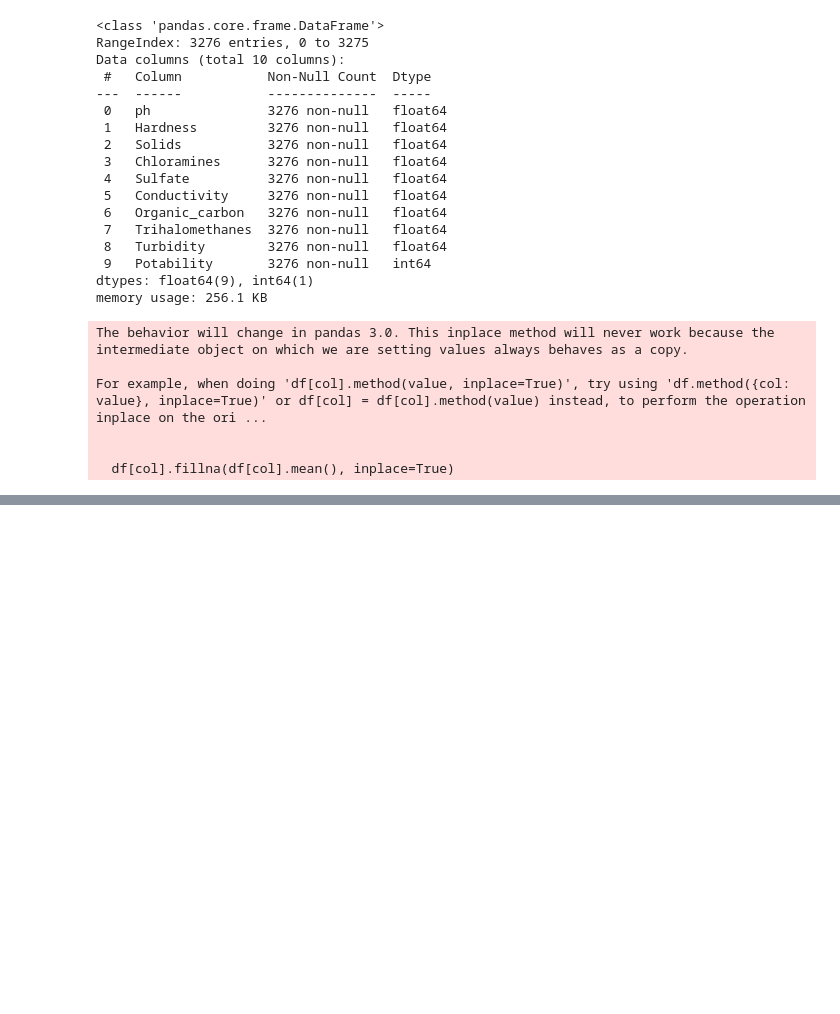
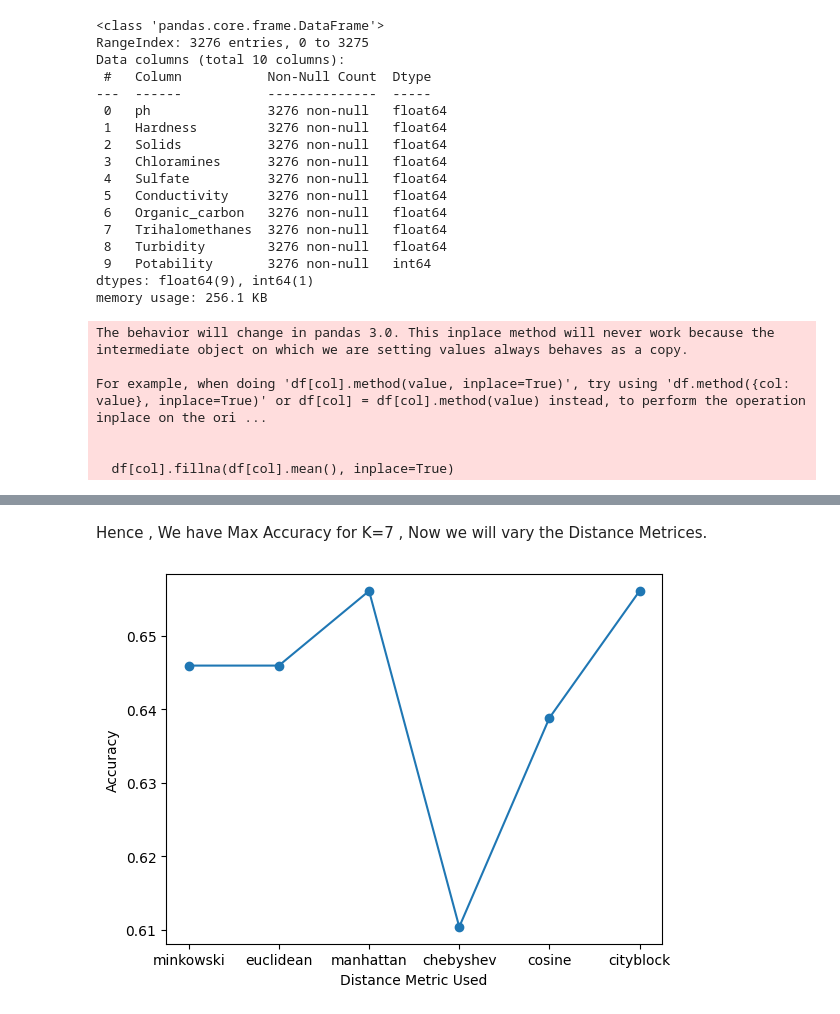
Before and after one commit to Rahulsingh1939/water-potability, a Jupyter notebook: KNN.ipynb, the cells around one changed output, grey strips where cells are left out. Drawn from its saved outputs; the diff is of its cells as text; code cells hidden in the pictures; blank space fills up the shorter version.

```diff
--- a/KNN.ipynb
+++ b/KNN.ipynb
@@ -142,0 +192,20 @@ weighted avg       0.64      0.65      0.64       983
+# %% [markdown]
+Hence , We have Max Accuracy for K=7 , Now we will vary the Distance Metrices.
+# %%
+from sklearn.metrics import accuracy_score
+distance_metrices = ["minkowski","euclidean","manhattan","chebyshev","cosine","cityblock"]
+accuracies = []
+for metric_value in distance_metrices:
+    knn = KNeighborsClassifier(n_neighbors=7,metric=metric_value)
+    knn.fit(X_train, Y_train)
+    y_pred = knn.predict(X_Test)
+    accuracy = accuracy_score(Y_Test, y_pred)
+    accuracies.append(accuracy)
+
+# Plot the accuracy vs. k
+plt.plot(distance_metrices, accuracies, marker='o')
+plt.xlabel('Distance Metric Used')
+plt.ylabel('Accuracy')
+plt.show()
+# %% [output]
+[figure, added]
```
Also changed, not shown: parts of 20 cells of this notebook.
